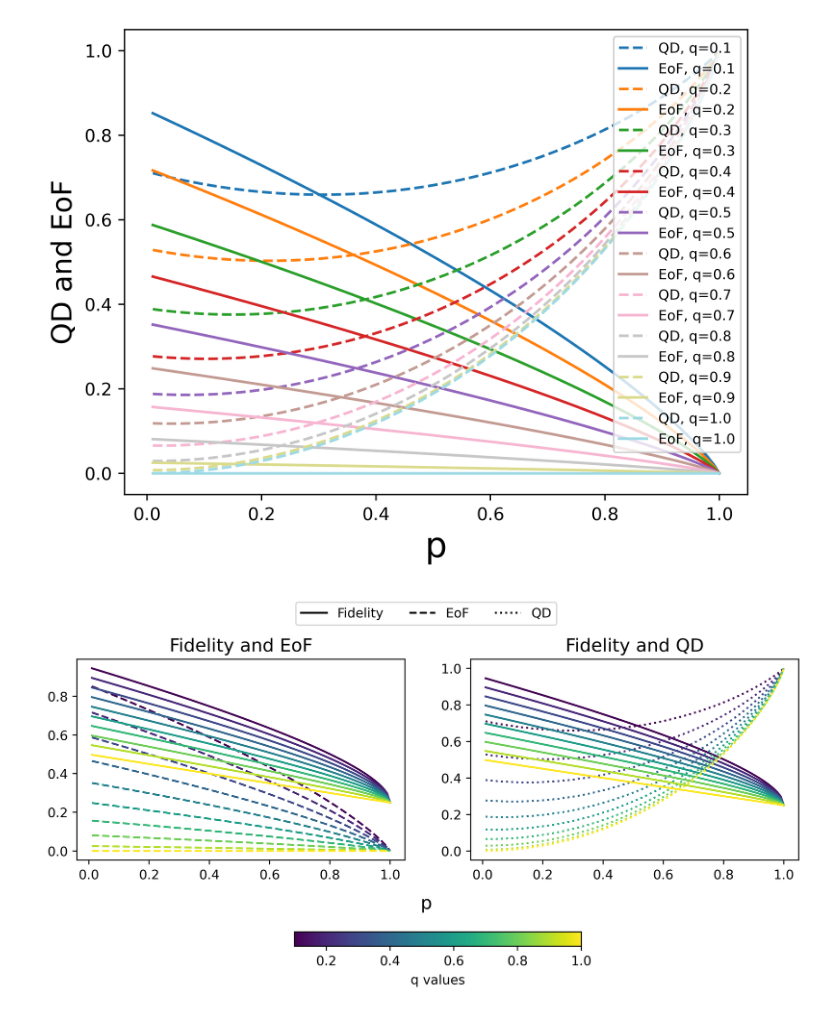
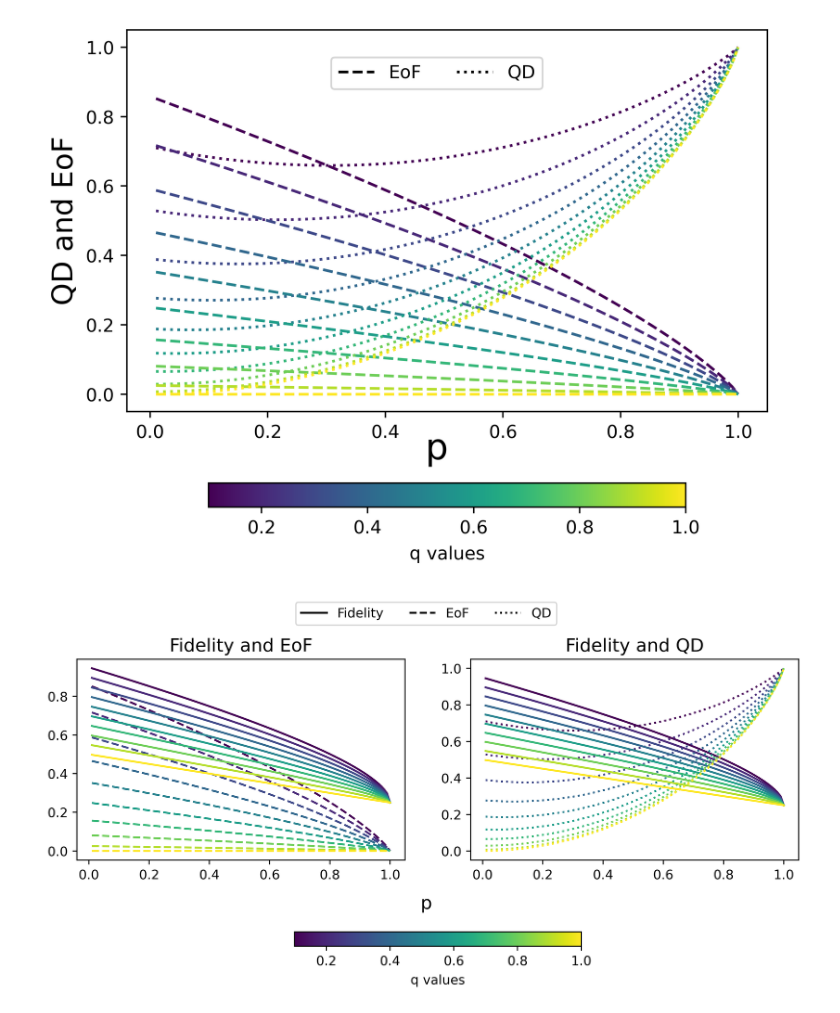
Before and after one commit to syedshubha/QNET25_Shubha, a Jupyter notebook: DenseErrorGraphs.ipynb, the cells around one changed output. Cells and saved outputs as stored; diff of their text form; code cells hidden in the pictures.

```diff
--- a/DenseErrorGraphs.ipynb
+++ b/DenseErrorGraphs.ipynb
@@ -137,16 +140,43 @@ for i in range(len(q)):
     discord_list[i].append(discord)
     eof_list[i].append(eof)
 colors = plt.cm.tab20(np.linspace(0, 1, 10))
-# %%
-plt.figure(dpi=500)
-for i in range(10):
-  plt.plot(p, discord_list[i], label=f"QD, q={round(q[i],2)}", linestyle='--', color=colors[i])
-  plt.plot(p, eof_list[i], label=f"EoF, q={round(q[i],2)}", color=colors[i])
-plt.xlabel('p',fontsize=20)
-plt.ylabel('QD and EoF',fontsize=16)
-plt.legend(loc='upper right', fontsize=8)
-plt.savefig('QDEoF.png', bbox_inches='tight')
-plt.show()
-# %% [output]
-[figure, removed]
+# %%
+import matplotlib.pyplot as plt
+import matplotlib.cm as cm
+import matplotlib.colors as mcolors
+import matplotlib.lines as mlines
+
+# Create figure and axis
+fig, ax = plt.subplots(dpi=500)
+
+# Normalize q values for color mapping
+norm = mcolors.Normalize(vmin=min(q), vmax=max(q))
+cmap = cm.viridis  # Choose a colormap
+
+# Plot for Fidelity and EoF
+for i in range(10):
+    color = cmap(norm(q[i]))
+    ax.plot(p, discord_list[i], linestyle=':', color=color)
+    ax.plot(p, eof_list[i], linestyle='--', color=color)
+
+ax.set_ylabel('QD and EoF', fontsize=16)
+
+# Create a separate legend for line styles (Reduce gap)
+eof_legend = mlines.Line2D([], [], color='black', linestyle='--', label='EoF')
+qd_legend = mlines.Line2D([], [], color='black', linestyle=':', label='QD')
+
+fig.legend(handles=[eof_legend, qd_legend], loc='upper center', bbox_to_anchor=(0.5, 0.85), ncol=2, fontsize=10)  # Reduced further
+
+# Add a colorbar **below the legend, reducing the gap**
+sm = cm.ScalarMappable(cmap=cmap, norm=norm)
+sm.set_array([])
+cbar = fig.colorbar(sm, ax=ax, orientation='horizontal', fraction=0.05, pad=0.15)  # Fixed `ax`
+
+fig.supxlabel('p', fontsize=20, y=0.175)  # Adjust y-position to avoid large gaps
+cbar.set_label('q values', labelpad=5)
+
+plt.savefig('QDEoF.png', bbox_inches='tight')
+plt.show()
+# %% [output]
+[figure, added]
 # %%
```
Also changed, not shown: parts of 2 cells of this notebook.
